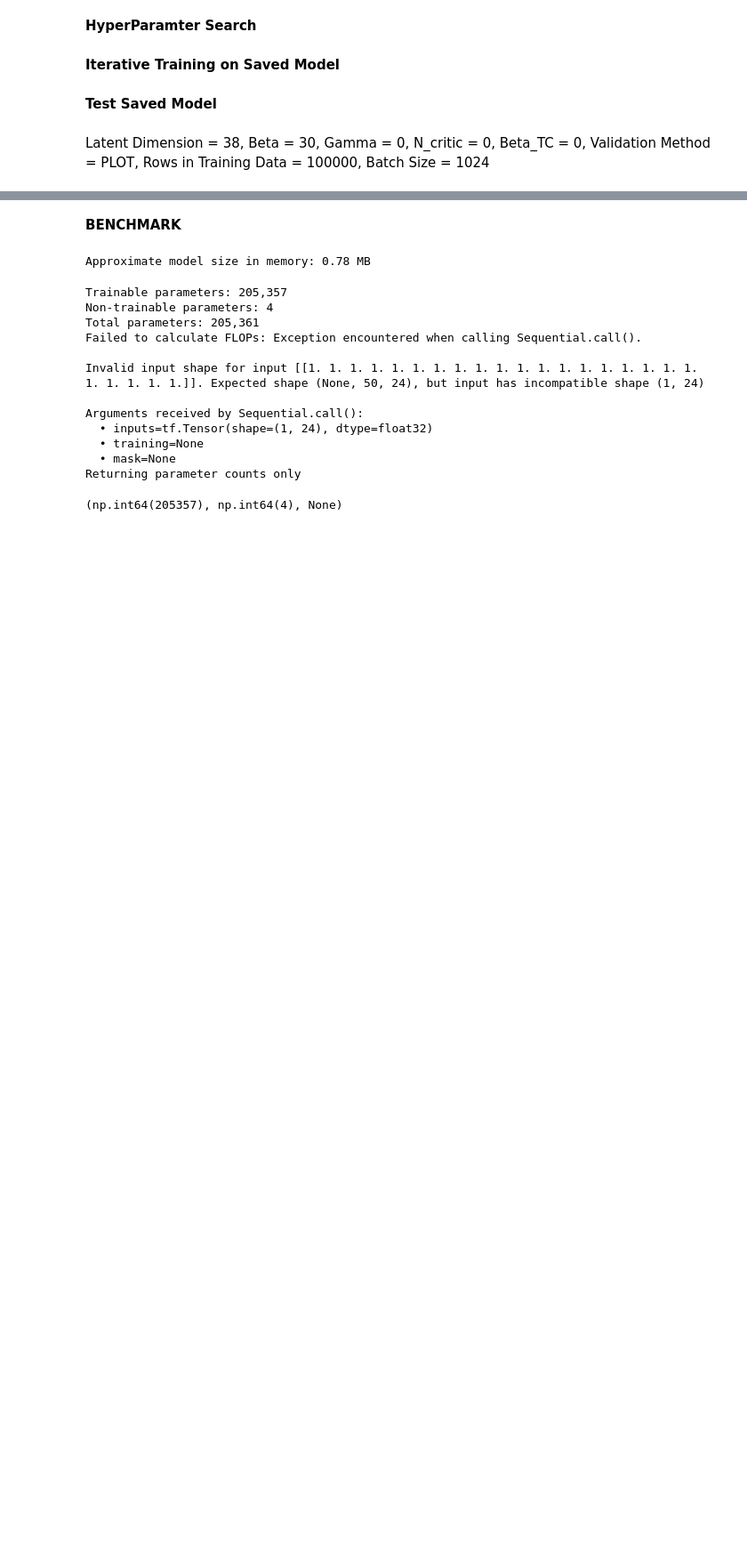
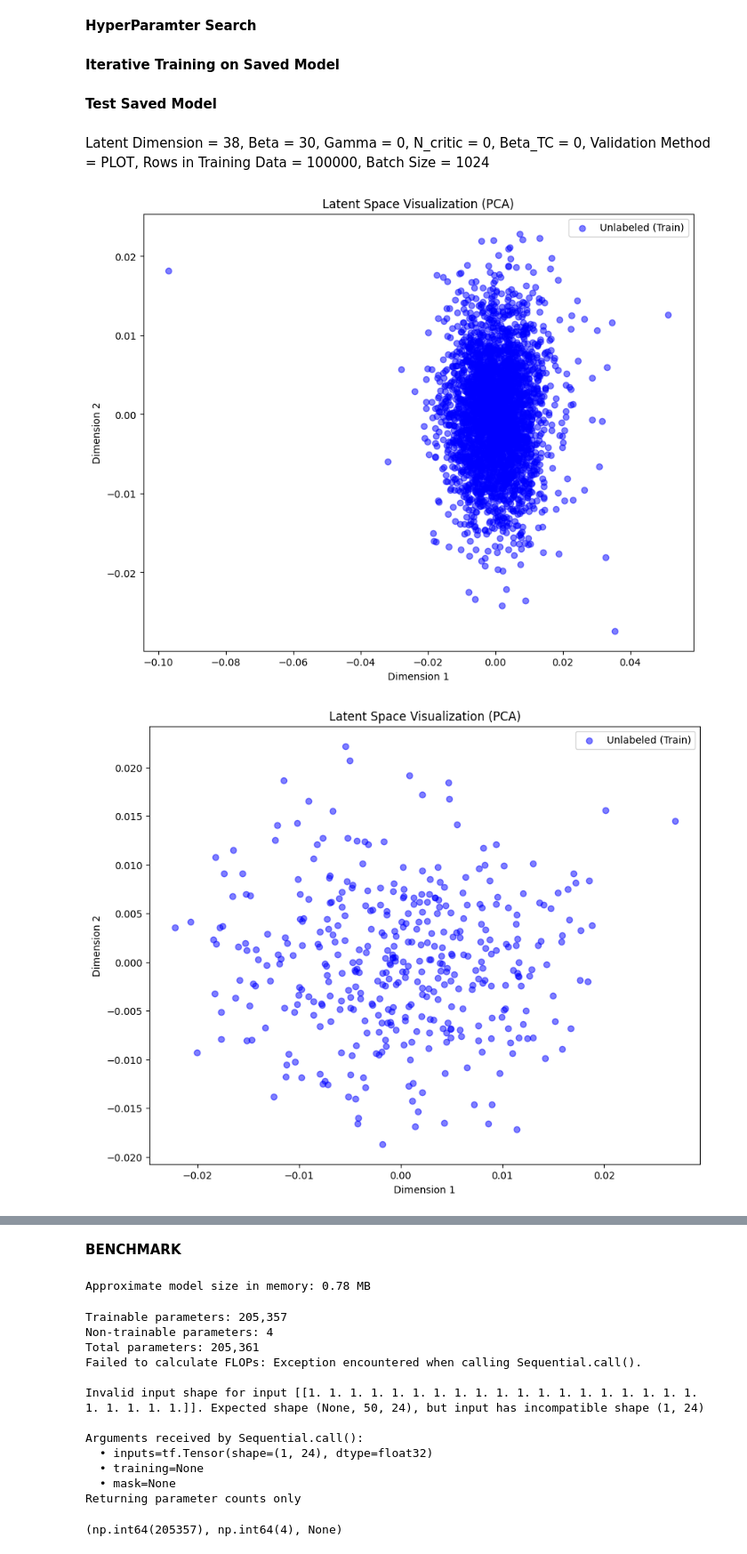
Before and after one commit to Samin765/Edge-Deployable-Unsupervised-IDS-for-CAN, a Jupyter notebook: VAE_multiple_samples_.ipynb, the cells around one changed output, grey strips where cells are left out. Shown at 89% size. Saved outputs shown, nothing was run; the diff lists cells and outputs as text; code cells hidden in the pictures; blank space fills up the shorter version.

```diff
--- a/VAE_multiple_samples_.ipynb
+++ b/VAE_multiple_samples_.ipynb
@@ -2018,11 +2126,14 @@ if AD:
 # %% [markdown]
 Latent Dimension = 38, Beta = 30, Gamma = 0, N_critic = 0, Beta_TC = 0, Validation Method = PLOT, Rows in Training Data = 100000, Batch Size = 1024
 # %%
-best_model_path = "./Resources/Models/BtcVAE_EPOCHS72_LD100_BETA50_NT100000_INPUT24_15-32.keras"
+best_model_path = "./Resources/Models/BetaVAE_EPOCHS6_LD10_BETA0.8_NT800000_INPUT24_16-11.keras"
 load_vae = keras.models.load_model(best_model_path)
 load_vae.trainable = False  # Freeze model weights
 reducer = None
 reducer = get_latent_representations_label(load_vae, train_dataset, 0, 0 ,0,0,0,epoch = 0,name = "-",type='PCA', save = False, AWS = AWS, s3 = s3, BUCKET = BUCKET, reducer = reducer)
 reducer = get_latent_representations_label(load_vae, val_dataset, 0, 0 ,0,0,0,epoch = 0,name = "-",type='PCA', save = False, AWS = AWS, s3 = s3, BUCKET = BUCKET, reducer = reducer)
 reducer = get_latent_representations_label(load_vae, test_threshold_dataset, 0, 0 ,0,0,0,epoch = 0,name = "-",type='PCA', save = False, AWS = AWS, s3 = s3, BUCKET = BUCKET, reducer = reducer)
 reducer = get_latent_representations_label(load_vae, test_dataset, 0, 0 ,0,0,0,epoch = 0,name = "-",type='PCA', save = False, AWS = AWS, s3 = s3, BUCKET = BUCKET, reducer = reducer)
+# %% [output]
+[figure, added]
+[figure, added]
```
Also changed, not shown: parts of 10 cells of this notebook, 3 other files.
